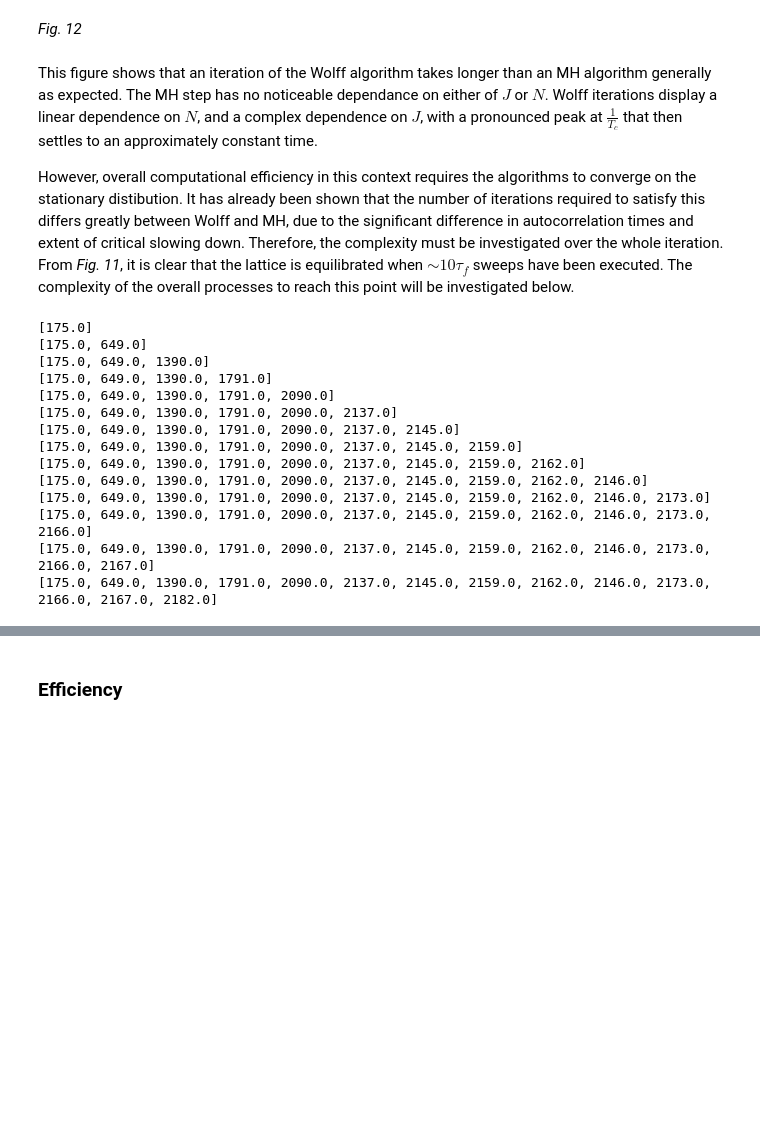
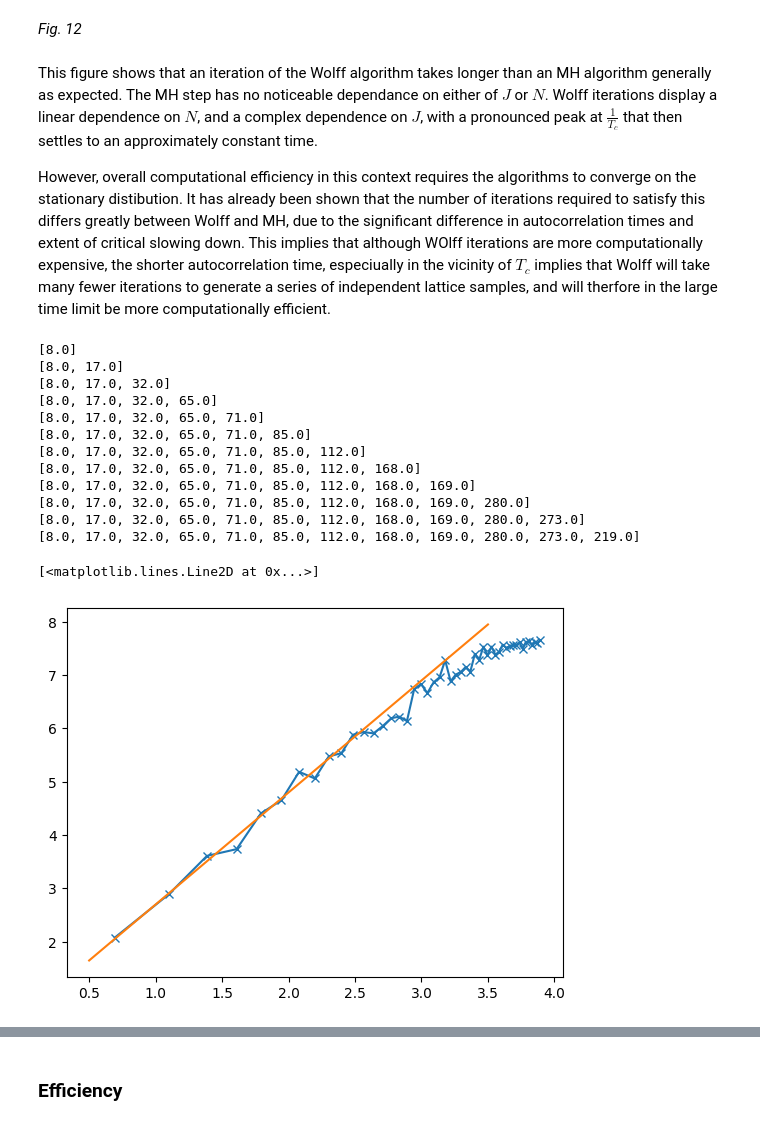
Before and after one commit to Part-II-Computational-Physics/cluster-algorithms-for-monte-carlo-jbd29, a Jupyter notebook: Report.ipynb, the cells around one changed output, grey strips where cells are left out. Cells and saved outputs as stored; diff of their text form; code cells hidden in the pictures; blank space fills up the shorter version.

```diff
--- a/isiing set up 2.ipynb
+++ b/Report.ipynb
@@ -739,11 +739,10 @@ plt.show()
 # %% [markdown]
 This figure shows that an iteration of the Wolff algorithm takes longer than an MH algorithm generally as expected. The MH step has no noticeable dependance on either of $J$ or $N$. Wolff iterations display a linear dependence on $N$, and a complex dependence on $J$, with a pronounced peak at $\frac{1}{T_c}$ that then settles to an approximately constant time.
 
-However, overall computational efficiency in this context requires the algorithms to converge on the stationary distibution. It has already been shown that the number of iterations required to satisfy this differs greatly between Wolff and MH, due to the significant difference in autocorrelation times and extent of critical slowing down. Therefore, the complexity must be investigated over the whole iteration. From *Fig. 11*, it is clear that the lattice is equilibrated when $\sim 10\tau_f$ sweeps have been executed. The complexity of the overall processes to reach this point will be investigated below.
+However, overall computational efficiency in this context requires the algorithms to converge on the stationary distibution. It has already been shown that the number of iterations required to satisfy this differs greatly between Wolff and MH, due to the significant difference in autocorrelation times and extent of critical slowing down. This implies that although WOlff iterations are more computationally expensive, the shorter autocorrelation time, especiually in the vicinity of $T_c$ implies that Wolff will take many fewer iterations to generate a series of independent lattice samples, and will therfore in the large time limit be more computationally efficient.
 # %%
-lattice_widths = np.arange(10,150,10)
+lattice_widths = np.arange(2,40,1)
 MH_autocorr_time_against_width = []
-Wolff_autocorr_time_against_width = []
 
 for width in lattice_widths:
     for i in range(5):
@@ -756,22 +755,26 @@ for width in lattice_widths:
     print(MH_autocorr_time_against_width)
 
 
-np.save('MH_autocorr_time_against_width.npy', MH_autocorr_time_against_width)
+#np.save('MH_autocorr_time_against_width.npy', MH_autocorr_time_against_width)
 # %% [output]
-[175.0]
-[175.0, 649.0]
-[175.0, 649.0, 1390.0]
-[175.0, 649.0, 1390.0, 1791.0]
-[175.0, 649.0, 1390.0, 1791.0, 2090.0]
-[175.0, 649.0, 1390.0, 1791.0, 2090.0, 2137.0]
-[175.0, 649.0, 1390.0, 1791.0, 2090.0, 2137.0, 2145.0]
-[175.0, 649.0, 1390.0, 1791.0, 2090.0, 2137.0, 2145.0, 2159.0]
-[175.0, 649.0, 1390.0, 1791.0, 2090.0, 2137.0, 2145.0, 2159.0, 2162.0]
-[175.0, 649.0, 1390.0, 1791.0, 2090.0, 2137.0, 2145.0, 2159.0, 2162.0, 2146.0]
-[175.0, 649.0, 1390.0, 1791.0, 2090.0, 2137.0, 2145.0, 2159.0, 2162.0, 2146.0, 2173.0]
-[175.0, 649.0, 1390.0, 1791.0, 2090.0, 2137.0, 2145.0, 2159.0, 2162.0, 2146.0, 2173.0, 2166.0]
-[175.0, 649.0, 1390.0, 1791.0, 2090.0, 2137.0, 2145.0, 2159.0, 2162.0, 2146.0, 2173.0, 2166.0, 2167.0]
-[175.0, 649.0, 1390.0, 1791.0, 2090.0, 2137.0, 2145.0, 2159.0, 2162.0, 2146.0, 2173.0, 2166.0, 2167.0, 2182.0]
+[8.0]
+[8.0, 17.0]
+[8.0, 17.0, 32.0]
+[8.0, 17.0, 32.0, 65.0]
+[8.0, 17.0, 32.0, 65.0, 71.0]
+[8.0, 17.0, 32.0, 65.0, 71.0, 85.0]
+[8.0, 17.0, 32.0, 65.0, 71.0, 85.0, 112.0]
+[8.0, 17.0, 32.0, 65.0, 71.0, 85.0, 112.0, 168.0]
+[8.0, 17.0, 32.0, 65.0, 71.0, 85.0, 112.0, 168.0, 169.0]
+[8.0, 17.0, 32.0, 65.0, 71.0, 85.0, 112.0, 168.0, 169.0, 280.0]
+[8.0, 17.0, 32.0, 65.0, 71.0, 85.0, 112.0, 168.0, 169.0, 280.0, 273.0]
+[8.0, 17.0, 32.0, 65.0, 71.0, 85.0, 112.0, 168.0, 169.0, 280.0, 273.0, 219.0]
+# %%
+plt.plot(np.log(lattice_widths), np.log(MH_autocorr_time_against_width), marker = 'x')
+plt.plot(np.linspace(0.5,3.5,4),2.1*np.linspace(0.5,3.5,4)+0.6)
+# %% [output]
+[<matplotlib.lines.Line2D at 0x...>]
+[figure, added]
 # %%
 Wolff_autocorr_time_against_width = []
 for width in lattice_widths:
```
Also changed, not shown: parts of 10 cells of this notebook.
